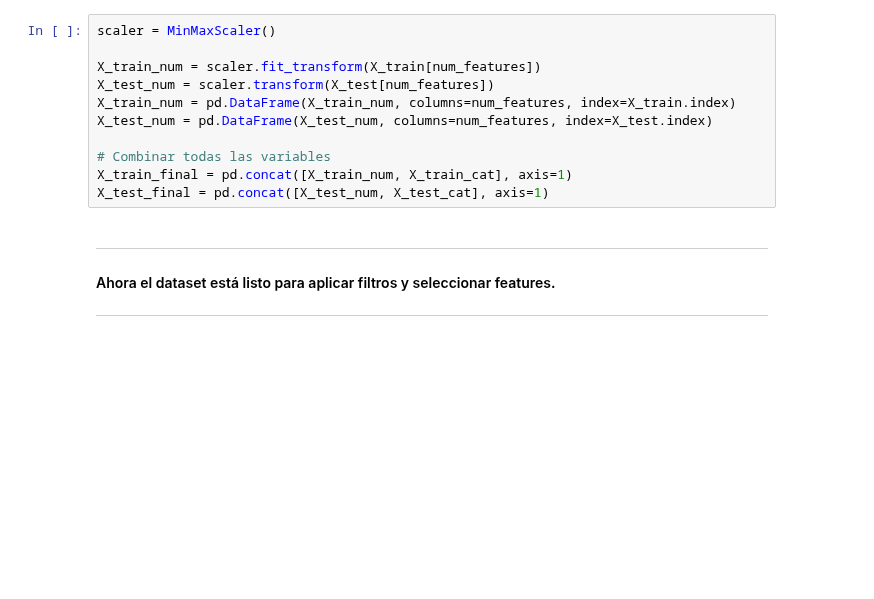
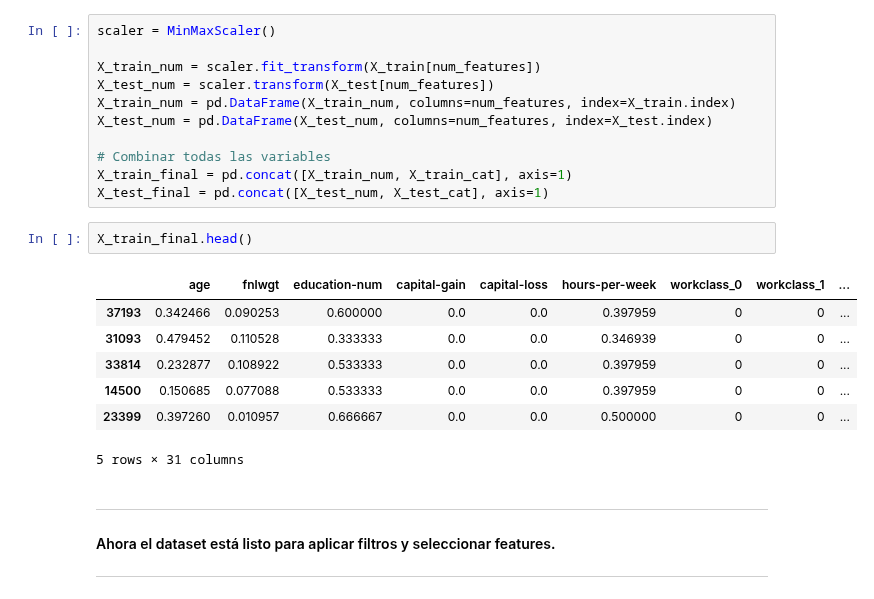
Before and after one commit to FIUBA-Posgrado-Inteligencia-Artificial/CEIA_Analisis_de_datos, a Jupyter notebook: notebooks/clase_06_seleccion_features.ipynb, the cells around one changed output. Saved outputs shown, nothing was run; the diff lists cells and outputs as text; blank space fills up the shorter version.

```diff
--- a/notebooks/clase_06_seleccion_features.ipynb
+++ b/notebooks/clase_06_seleccion_features.ipynb
@@ -293,6 +278,16 @@ X_test_num = pd.DataFrame(X_test_num, columns=num_features, index=X_test.index)
 # Combinar todas las variables
 X_train_final = pd.concat([X_train_num, X_train_cat], axis=1)
 X_test_final = pd.concat([X_test_num, X_test_cat], axis=1)
+# %%
+X_train_final.head()
+# %% [output]
+|  | age | fnlwgt | education-num | capital-gain | capital-loss | hours-per-week | workclass_0 | workclass_1 | ... |
+| 37193 | 0.342466 | 0.090253 | 0.600000 | 0.0 | 0.0 | 0.397959 | 0 | 0 | ... |
+| 31093 | 0.479452 | 0.110528 | 0.333333 | 0.0 | 0.0 | 0.346939 | 0 | 0 | ... |
+| 33814 | 0.232877 | 0.108922 | 0.533333 | 0.0 | 0.0 | 0.397959 | 0 | 0 | ... |
+| 14500 | 0.150685 | 0.077088 | 0.533333 | 0.0 | 0.0 | 0.397959 | 0 | 0 | ... |
+| 23399 | 0.397260 | 0.010957 | 0.666667 | 0.0 | 0.0 | 0.500000 | 0 | 0 | ... |
+5 rows × 31 columns
 # %% [markdown]
 ---
 #### Ahora el dataset está listo para aplicar filtros y seleccionar features.
```
Also changed, not shown: parts of 2 cells of this notebook, 1 other file.
